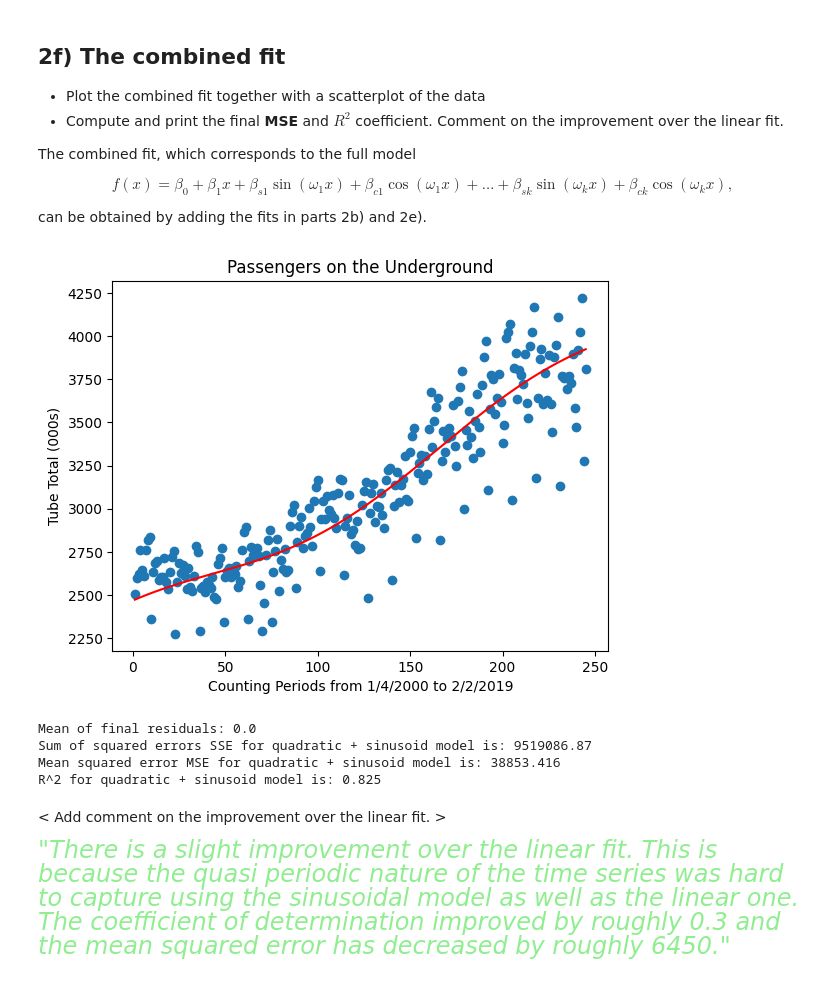
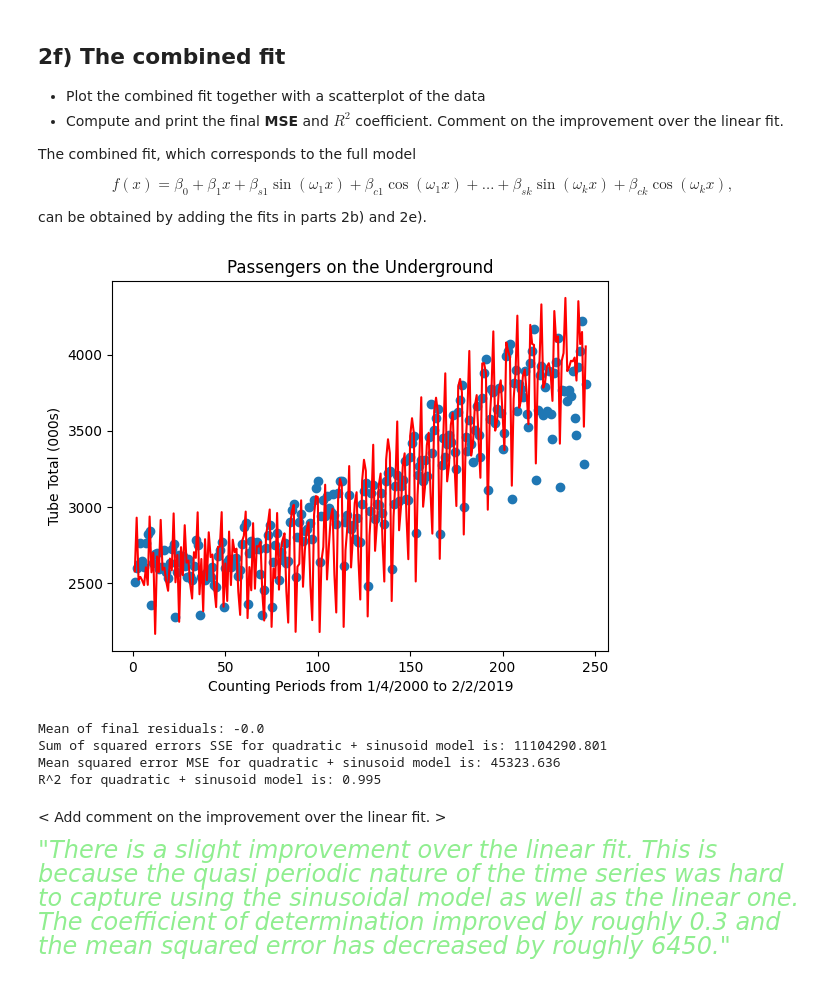
Before and after one commit to SohamK2111/IB-Data-Science, a Jupyter notebook: Exercises/03 Exercise Notebook 3.ipynb, the cells around one changed output. Cells and saved outputs as stored; diff of their text form; code cells hidden in the pictures.

```diff
--- a/Exercises/03 Exercise Notebook 3.ipynb
+++ b/Exercises/03 Exercise Notebook 3.ipynb
@@ -210,29 +227,29 @@ $$
 can be obtained by adding the fits in parts 2b) and 2e).
 # %%
 # New Y regression found by adding the sinusoid fit to the original linear fit and plotting the result
-y_final = y_fit + fit_sc
+y_final = y_fit + sum_of_sinusoids(top_inds)
 plt.plot(xvals, y_final, 'r')
 plt.scatter(xvals, yvals)
 plt.xlabel("Counting Periods from 1/4/2000 to 2/2/2019")
 plt.ylabel("Tube Total (000s)")
 plt.title("Passengers on the Underground")
 plt.show()
 
 # Compute the MSE and R^2 coefficients for the fitted model
-resid_final = residuals - fit_sc
-SSE_final = np.linalg.norm(resid_final)**2
+resid_final = residuals - sum_of_sinusoids(top_inds)
+SSE_final = np.sum(resid_final**2)
 MSE_final = SSE_final/np.size(yvals)
-R2_new = 1 - SSE_final/np.sum((yvals - np.mean(yvals))**2)
+R2_new = 1 - SSE_final/np.sum((yvals - resid_final)**2)
 print('Mean of final residuals:', np.round(np.mean(resid_final), 3))
 print('Sum of squared errors SSE for quadratic + sinusoid model is:', np.round(SSE_final, 3))
 print('Mean squared error MSE for quadratic + sinusoid model is:',  np.round(MSE_final,3))
 print('R^2 for quadratic + sinusoid model is:', np.round(R2_new, 3))
 # %% [output]
-[figure, old version]
+[figure, new version]
-Mean of final residuals: 0.0
-Sum of squared errors SSE for quadratic + sinusoid model is: 9519086.87
-Mean squared error MSE for quadratic + sinusoid model is: 38853.416
-R^2 for quadratic + sinusoid model is: 0.825
+Mean of final residuals: -0.0
+Sum of squared errors SSE for quadratic + sinusoid model is: 11104290.801
+Mean squared error MSE for quadratic + sinusoid model is: 45323.636
+R^2 for quadratic + sinusoid model is: 0.995
 # %% [markdown]
 < Add comment on the improvement over the linear fit. >
 
```
Also changed, not shown: parts of 1 cell of this notebook.
